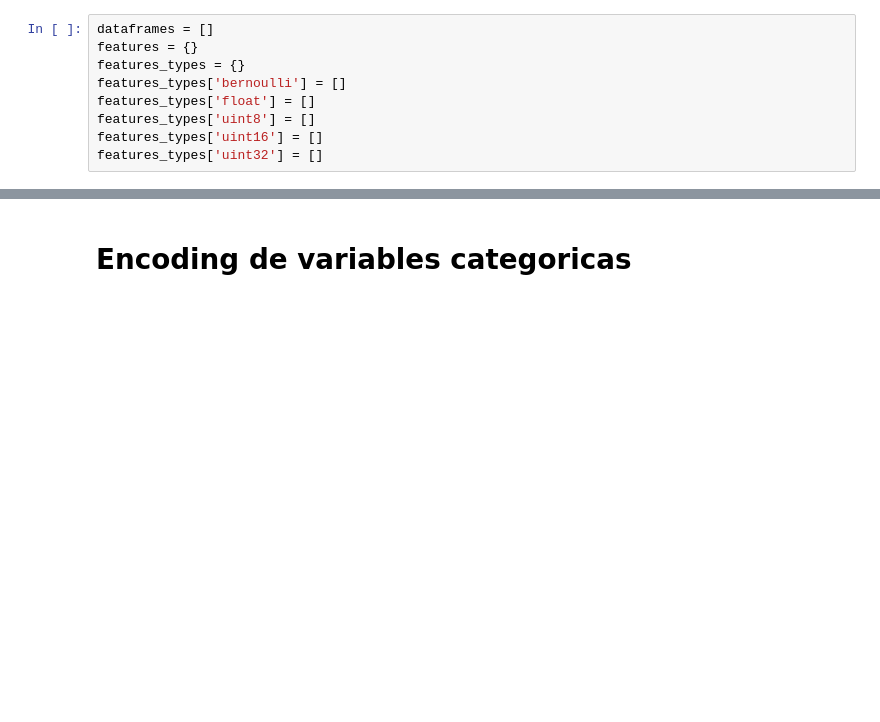
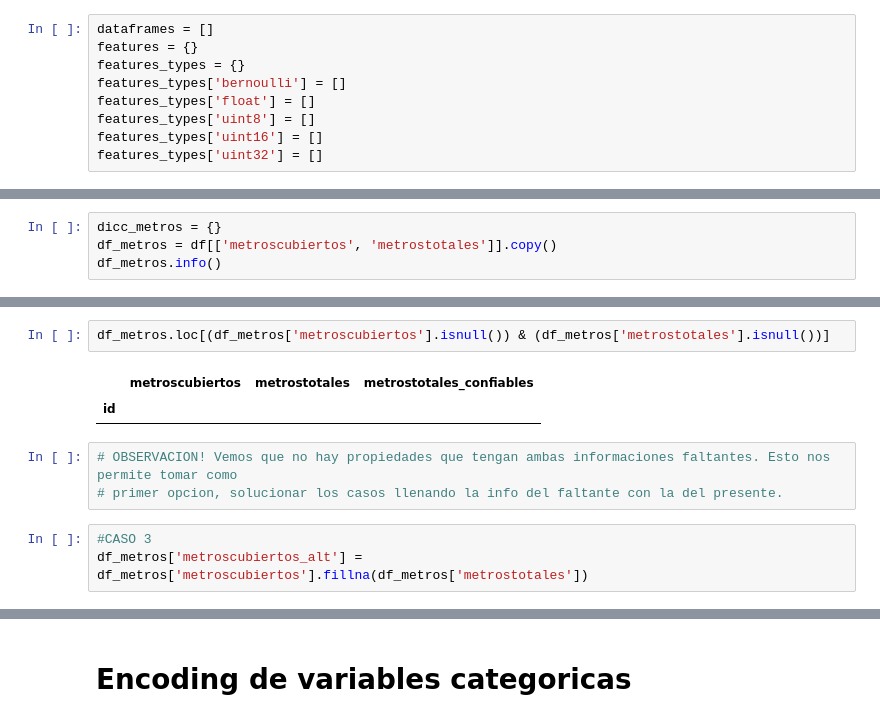
Before and after one commit to nicomatex/datos_tp2_2c2019, a Jupyter notebook: feature_generation.ipynb, the cells around one changed output, grey strips where cells are left out. Drawn from its saved outputs; the diff is of its cells as text; blank space fills up the shorter version.

```diff
--- a/feature_generation.ipynb
+++ b/feature_generation.ipynb
@@ -105,0 +140,4 @@ features_types['uint32'] = []
+# %%
+dicc_metros = {}
+df_metros = df[['metroscubiertos', 'metrostotales']].copy()
+df_metros.info()
@@ -105,0 +171,11 @@ features_types['uint32'] = []
+# %%
+df_metros.loc[(df_metros['metroscubiertos'].isnull()) & (df_metros['metrostotales'].isnull())]
+# %% [output]
+|  | metroscubiertos | metrostotales | metrostotales_confiables |
+| id |  |  |  |
+# %%
+# OBSERVACION! Vemos que no hay propiedades que tengan ambas informaciones faltantes. Esto nos permite tomar como
+# primer opcion, solucionar los casos llenando la info del faltante con la del presente.
+# %%
+#CASO 3
+df_metros['metroscubiertos_alt'] = df_metros['metroscubiertos'].fillna(df_metros['metrostotales'])
```
Also changed, not shown: parts of 73 cells of this notebook, 4 other files.
